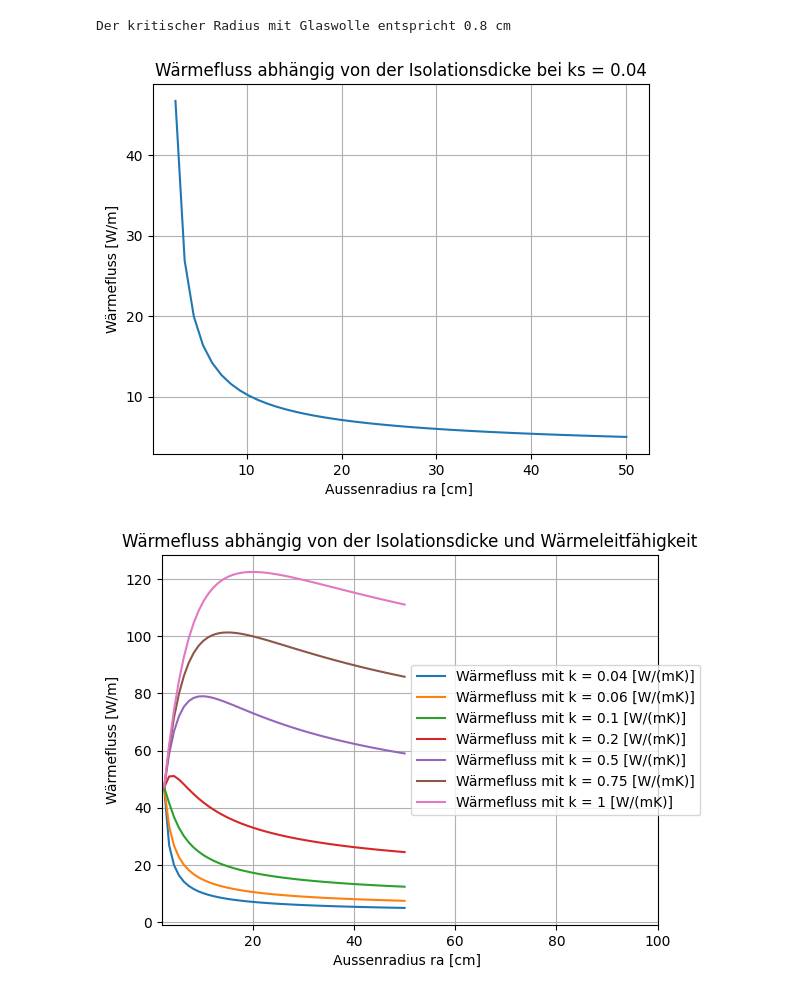
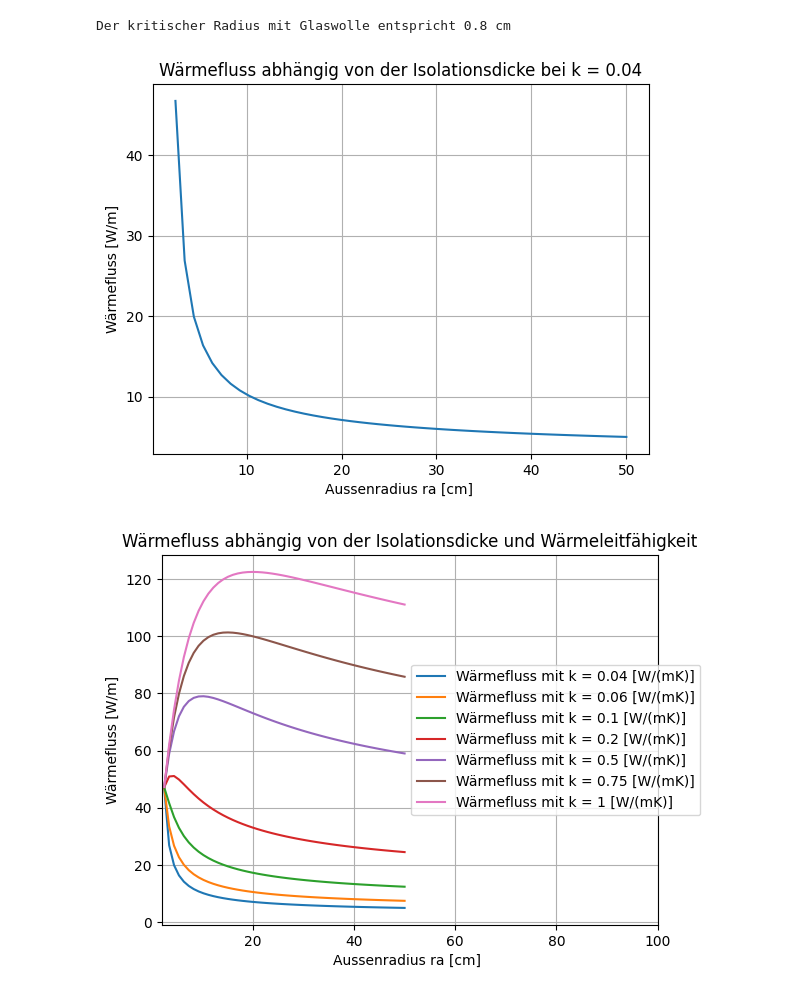
Before and after one commit to HansPeter21/CoP_Abgabe, a Jupyter notebook: Bericht_Mauro_Schegg.ipynb, the cells around one changed output. Saved outputs shown, nothing was run; the diff lists cells and outputs as text; code cells hidden in the pictures.

```diff
--- a/Bericht_Mauro_Schegg.ipynb
+++ b/Bericht_Mauro_Schegg.ipynb
@@ -684,11 +684,11 @@ q_dots = q_dot_cals(ra)
 # %%
 plt.plot(ra*100,q_dots)
 plt.ylabel("Wärmefluss [W/m]")
 plt.xlabel("Aussenradius ra [cm] ")
-plt.title("Wärmefluss abhängig von der Isolationsdicke bei ks = 0.04")
+plt.title("Wärmefluss abhängig von der Isolationsdicke bei k = 0.04")
 plt.grid()
 # %% [output]
-[figure, old version]
+[figure, new version]
 # %%
 ktest = [0.04,0.06,0.1,0.2,0.5,0.75,1]
 q_dottest = [2*np.pi*60/((np.log(ra/ri)/ktest[i])+(1/(ra*h))) for i in range(len(ktest))]
```
